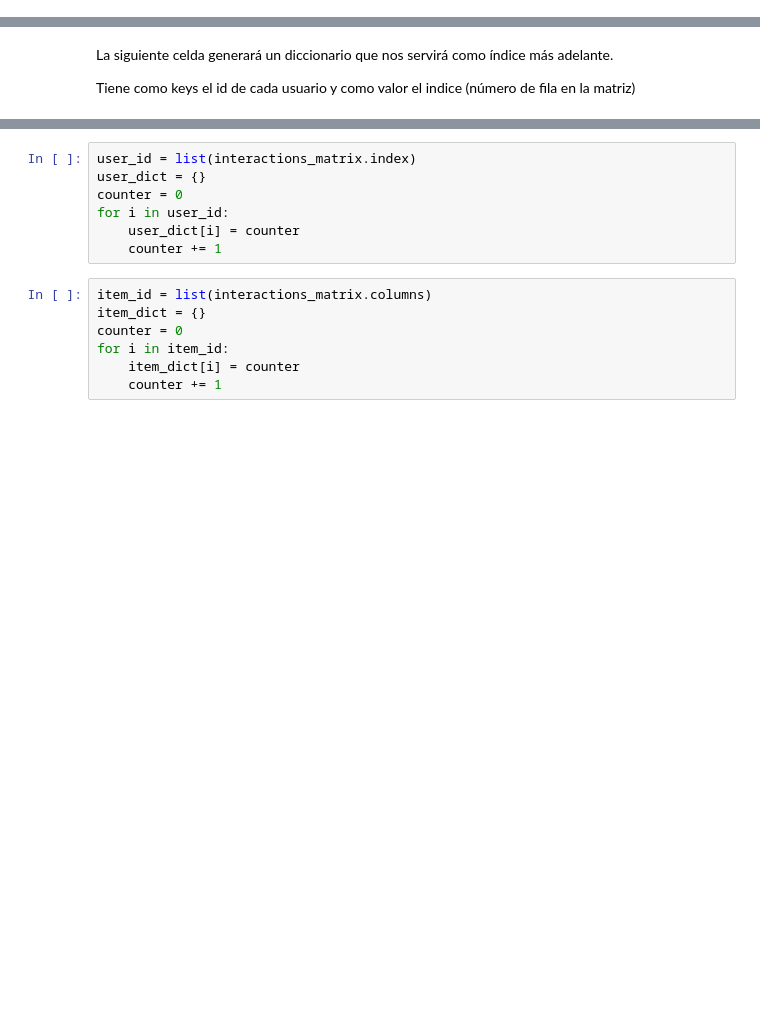
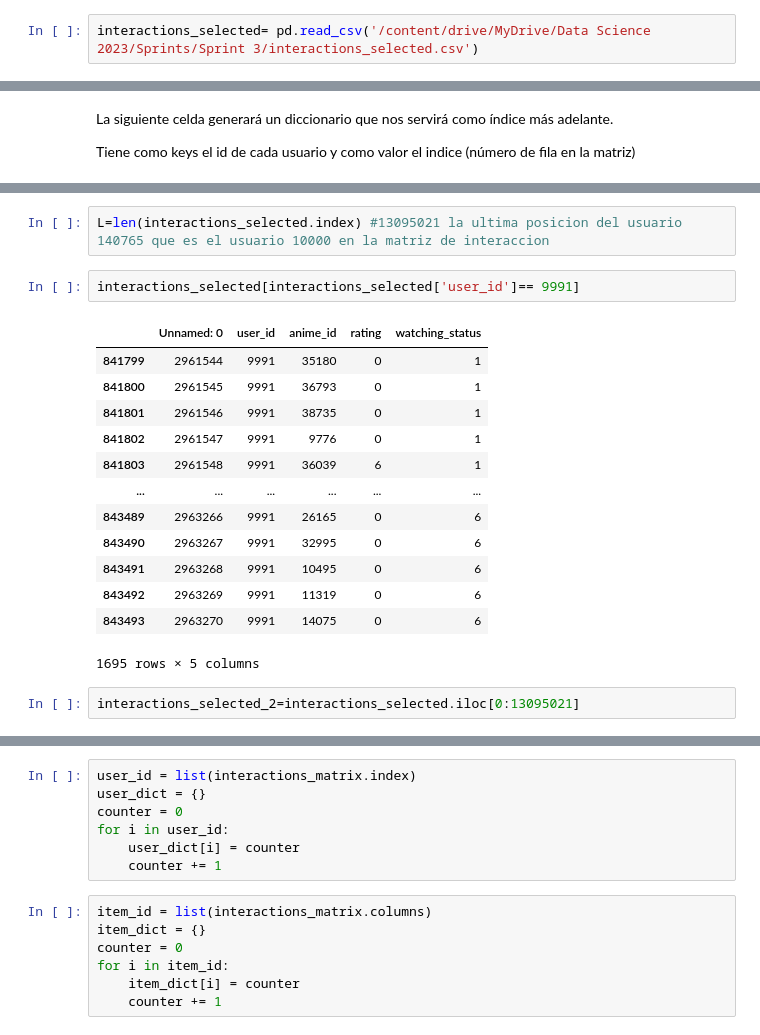
Before and after one commit to FrannGallo/SistemaRecomm, a Jupyter notebook: Sprint_3_V2.ipynb, the cells around one changed output, grey strips where cells are left out. Cells and saved outputs as stored; diff of their text form; blank space fills up the shorter version.

```diff
--- a/Sprint_3_V2.ipynb
+++ b/Sprint_3_V2.ipynb
@@ -163,0 +202,2 @@ interactions_matrix
+# %%
+interactions_selected= pd.read_csv('/content/drive/MyDrive/Data Science 2023/Sprints/Sprint 3/interactions_selected.csv')
@@ -180,0 +246,20 @@ Y el diccionario para futura referencia:
+# %%
+L=len(interactions_selected.index) #13095021 la ultima posicion del usuario 140765 que es el usuario 10000 en la matriz de interaccion
+# %%
+interactions_selected[interactions_selected['user_id']== 9991]
+# %% [output]
+|  | Unnamed: 0 | user_id | anime_id | rating | watching_status |
+| 841799 | 2961544 | 9991 | 35180 | 0 | 1 |
+| 841800 | 2961545 | 9991 | 36793 | 0 | 1 |
+| 841801 | 2961546 | 9991 | 38735 | 0 | 1 |
+| 841802 | 2961547 | 9991 | 9776 | 0 | 1 |
+| 841803 | 2961548 | 9991 | 36039 | 6 | 1 |
+| ... | ... | ... | ... | ... | ... |
+| 843489 | 2963266 | 9991 | 26165 | 0 | 6 |
+| 843490 | 2963267 | 9991 | 32995 | 0 | 6 |
+| 843491 | 2963268 | 9991 | 10495 | 0 | 6 |
+| 843492 | 2963269 | 9991 | 11319 | 0 | 6 |
+| 843493 | 2963270 | 9991 | 14075 | 0 | 6 |
+1695 rows × 5 columns
+# %%
+interactions_selected_2=interactions_selected.iloc[0:13095021]
```
Also changed, not shown: parts of 56 cells of this notebook.
